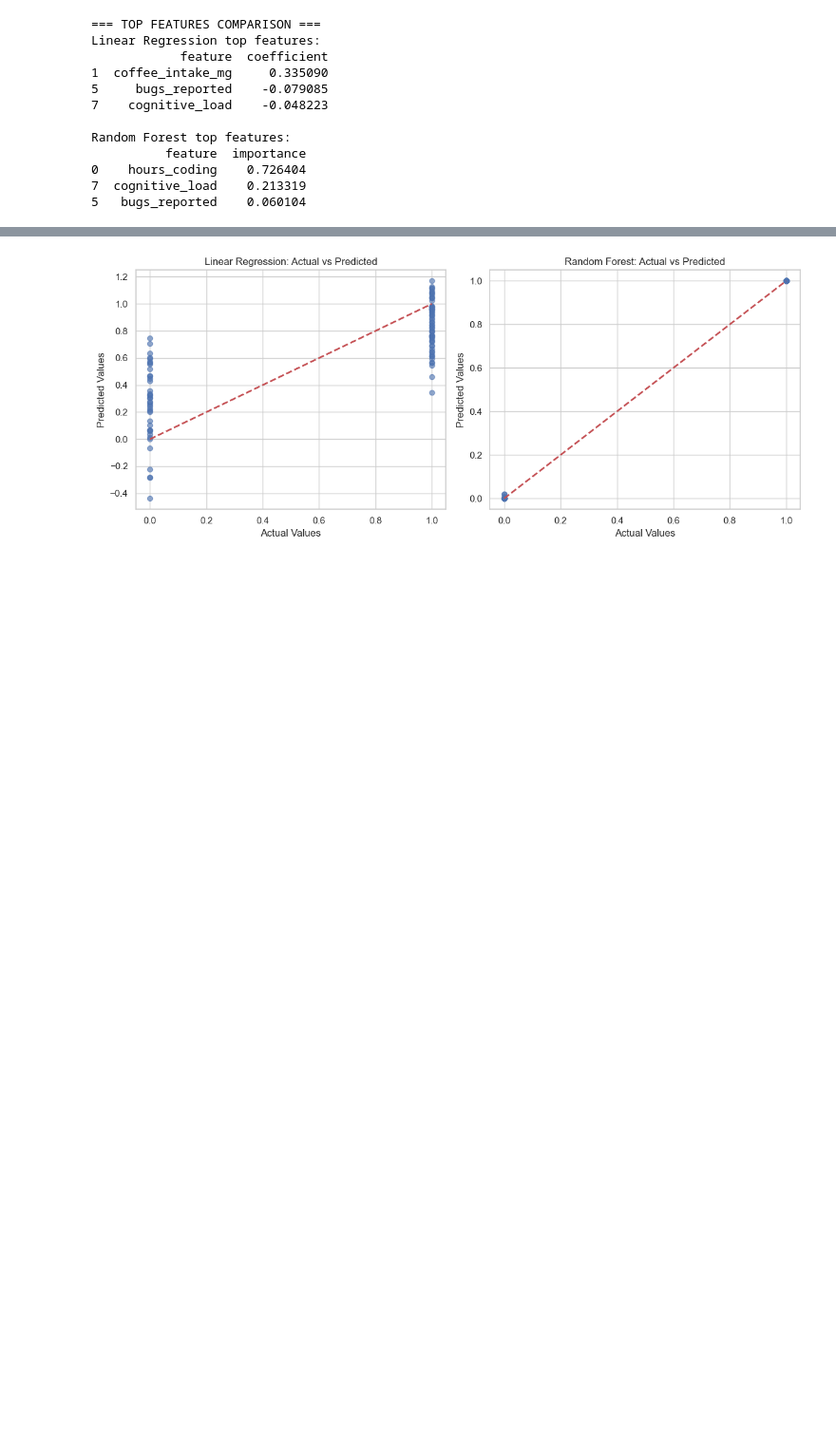
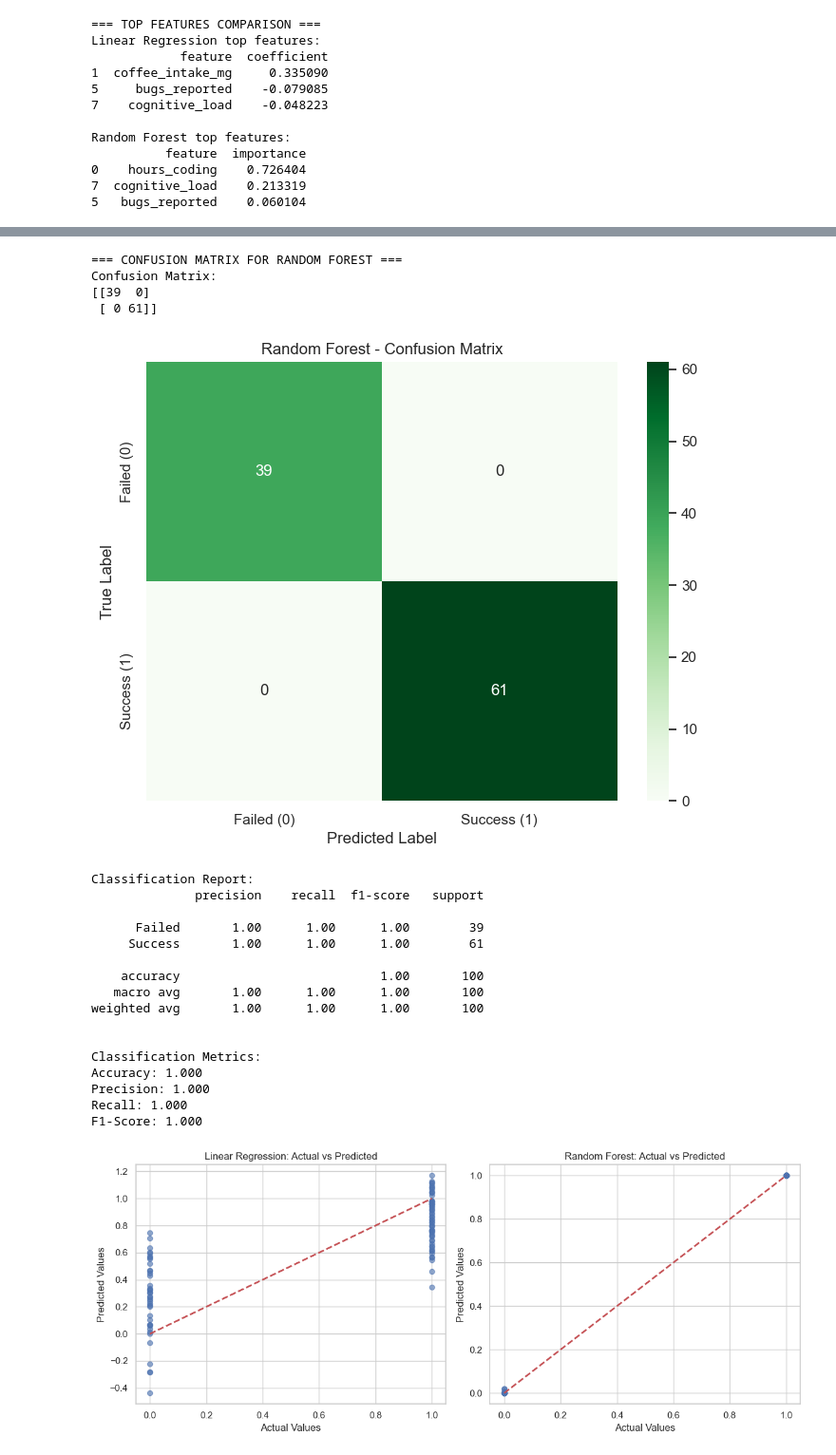
Before and after one commit to LokeshUpputri/Long-Term-Productivity-of-Software-Engineers, a Jupyter notebook: AAI-510_FinalProject_Group_12.ipynb, the cells around one changed output, grey strips where cells are left out. Shown at 95% size. Cells and saved outputs as stored; diff of their text form; code cells hidden in the pictures; blank space fills up the shorter version.

```diff
--- a/AAI-510_FinalProject_Group_12.ipynb
+++ b/AAI-510_FinalProject_Group_12.ipynb
@@ -656,3 +720,62 @@ Random Forest top features:
+# %%
+# Add confusion matrix for Random Forest
+print("\n=== CONFUSION MATRIX FOR RANDOM FOREST ===")
+
+# Convert continuous predictions to binary (threshold at 0.5)
+y_pred_rf_binary = (y_pred_rf > 0.5).astype(int)
+
+# Create confusion matrix
+cm_rf = confusion_matrix(y_test, y_pred_rf_binary)
+print("Confusion Matrix:")
+print(cm_rf)
+
+# Plot confusion matrix
+plt.figure(figsize=(8, 6))
+sns.heatmap(cm_rf, annot=True, fmt='d', cmap='Greens',
+            xticklabels=['Failed (0)', 'Success (1)'],
+            yticklabels=['Failed (0)', 'Success (1)'])
+plt.title('Random Forest - Confusion Matrix')
+plt.ylabel('True Label')
+plt.xlabel('Predicted Label')
+plt.show()
+
+# Classification report
+print("\nClassification Report:")
+print(classification_report(y_test, y_pred_rf_binary, target_names=['Failed', 'Success']))
+
+# Calculate classification metrics
+accuracy_rf = accuracy_score(y_test, y_pred_rf_binary)
+precision_rf = precision_score(y_test, y_pred_rf_binary)
+recall_rf = recall_score(y_test, y_pred_rf_binary)
+f1_rf = f1_score(y_test, y_pred_rf_binary)
+
+print(f"\nClassification Metrics:")
+print(f"Accuracy: {accuracy_rf:.3f}")
+print(f"Precision: {precision_rf:.3f}")
+print(f"Recall: {recall_rf:.3f}")
+print(f"F1-Score: {f1_rf:.3f}")
+# %% [output]
+=== CONFUSION MATRIX FOR RANDOM FOREST ===
+Confusion Matrix:
+[[39  0]
+ [ 0 61]]
+[figure, added]
+Classification Report:
+              precision    recall  f1-score   support
+
+      Failed       1.00      1.00      1.00        39
+     Success       1.00      1.00      1.00        61
+
+    accuracy                           1.00       100
+   macro avg       1.00      1.00      1.00       100
+weighted avg       1.00      1.00      1.00       100
+
+
+Classification Metrics:
+Accuracy: 1.000
+Precision: 1.000
+Recall: 1.000
+F1-Score: 1.000
 # %%
 # Prediction analysis and residuals
 try:
```
Also changed, not shown: parts of 1 cell of this notebook.
